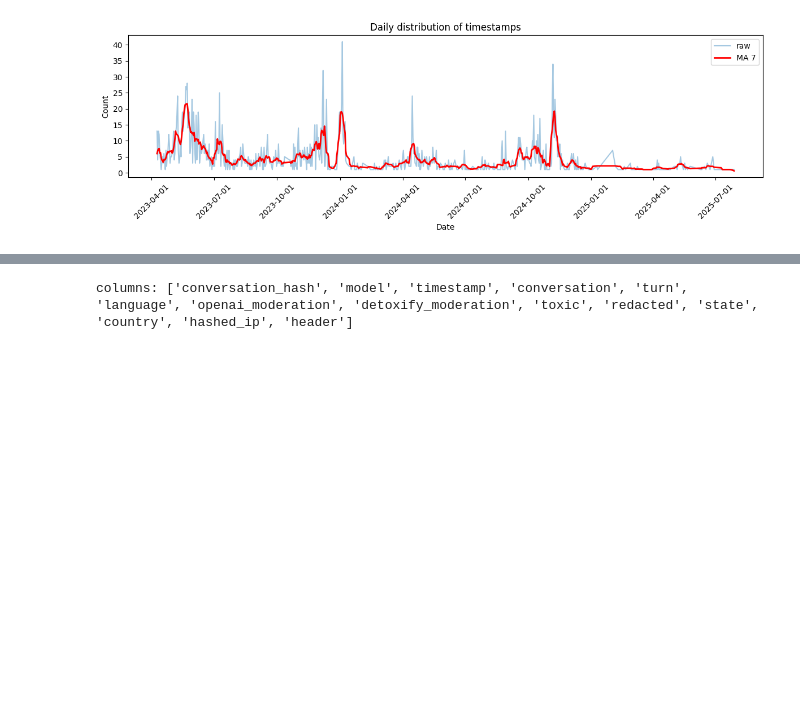
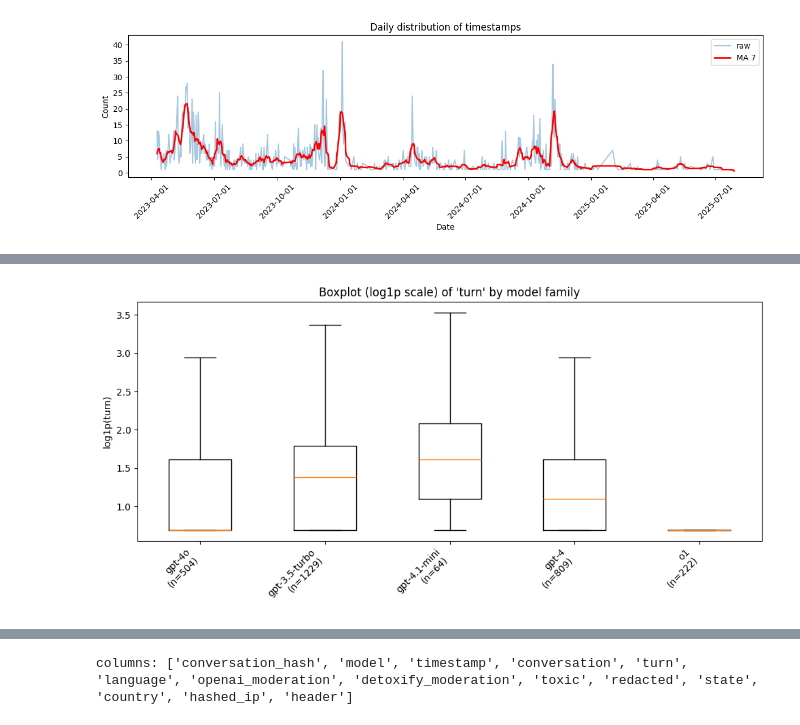
Before and after one commit to Wj-huang-sust/GPT-Data, a Jupyter notebook: DataProcessing.ipynb, the cells around one changed output, grey strips where cells are left out. Cells and saved outputs as stored; diff of their text form; code cells hidden in the pictures; blank space fills up the shorter version.

```diff
--- a/DataProcessing.ipynb
+++ b/DataProcessing.ipynb
@@ -169,0 +269,86 @@ plt.show()
+# %%
+from collections import defaultdict
+import numpy as np
+import matplotlib.pyplot as plt
+import random
+
+def model_family5(name):
+    if not name:
+        return None
+    n = name.lower()
+    if n.startswith("gpt-4o"):
+        return "gpt-4o"
+    if n.startswith("gpt-3.5"):
+        return "gpt-3.5-turbo"
+    if n.startswith("gpt-4.1"):
+        return "gpt-4.1-mini"
+    if n.startswith("gpt-4"):
+        return "gpt-4"
+    if n.startswith("o1"):
+        return "o1"
+    return None
+
+models = result_ds["model"]
+turns  = result_ds["turn"]
+samples = defaultdict(list)
+for m, t in zip(models, turns):
+    fam = model_family5(m)
+    if fam is None:
+        continue
+    try:
+        val = int(t)
+    except Exception:
+        continue
+    samples[fam].append(val)
+
+order = ["gpt-4o", "gpt-3.5-turbo", "gpt-4.1-mini", "gpt-4", "o1"]
+
+# compute and print robust stats
+print("family\tcount\tmedian\tIQR\t10th\t90th\tmean")
+for fam in order:
+    lst = np.array(samples.get(fam, []))
+    if lst.size == 0:
+        continue
+    med = np.median(lst)
+    q1, q3 = np.percentile(lst, [25, 75])
+    iqr = q3 - q1
+    p10, p90 = np.percentile(lst, [10, 90])
+    mean = np.mean(lst)
+    print(f"{fam}\t{len(lst)}\t{med:.2f}\t{iqr:.2f}\t{p10:.2f}\t{p90:.2f}\t{mean:.2f}")
+
+# 1) boxplot on log1p scale (recommended for skewed counts)
+data_log = [np.log1p(samples[f]) for f in order if samples.get(f)]
+labels = [f"{f}\n(n={len(samples[f])})" for f in order if samples.get(f)]
+
+plt.figure(figsize=(10,5))
+try:
+    plt.boxplot(data_log, tick_labels=labels, showfliers=False)
+except TypeError:
+    plt.boxplot(data_log, labels=labels, showfliers=False)
+plt.ylabel("log1p(turn)")
+plt.title("Boxplot (log1p scale) of 'turn' by model family")
+plt.xticks(rotation=45, ha="right")
+plt.tight_layout()
+plt.show()
+
+# 2) violin + jittered scatter on original scale (shows raw spread)
+data = [samples[f] for f in order if samples.get(f)]
+pos = np.arange(1, len(data) + 1)
+
+plt.figure(figsize=(12,5))
+# violin (matplotlib)
+parts = plt.violinplot(data, positions=pos, showmeans=False, showextrema=True)
+for pc in parts['bodies']:
+    pc.set_alpha(0.6)
+# jittered scatter
+for i, lst in enumerate(data, start=1):
+    y = np.array(lst)
+    x = np.random.normal(i, 0.08, size=y.size)  # small jitter
+    plt.scatter(x, y, s=5, alpha=0.3, color='k')
+
+plt.xticks(pos, labels, rotation=45, ha="right")
+plt.ylabel("turn (int)")
+plt.title("Violin + jittered points (original scale)")
+plt.tight_layout()
+plt.show()
+# %% [output]
@@ -169,0 +361 @@ plt.show()
+[figure, added]
```
Also changed, not shown: parts of 17 cells of this notebook.
